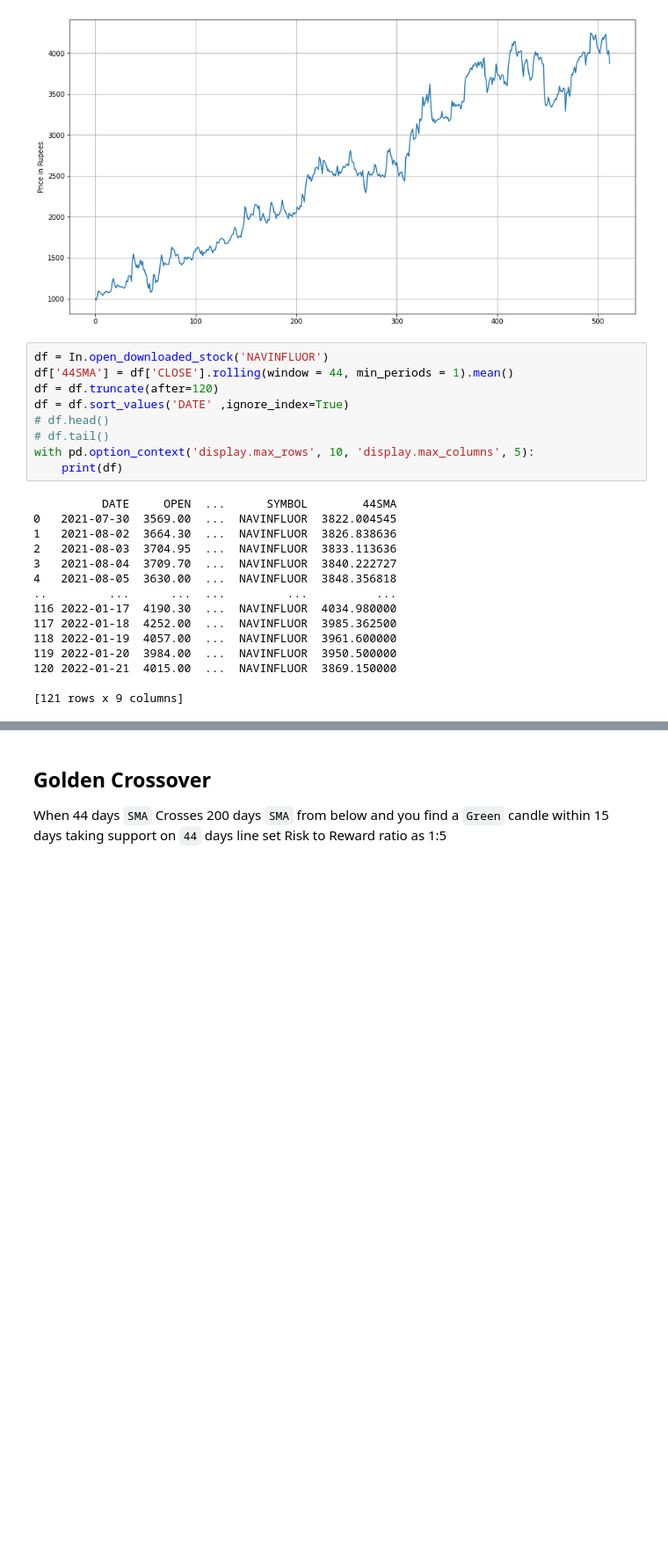
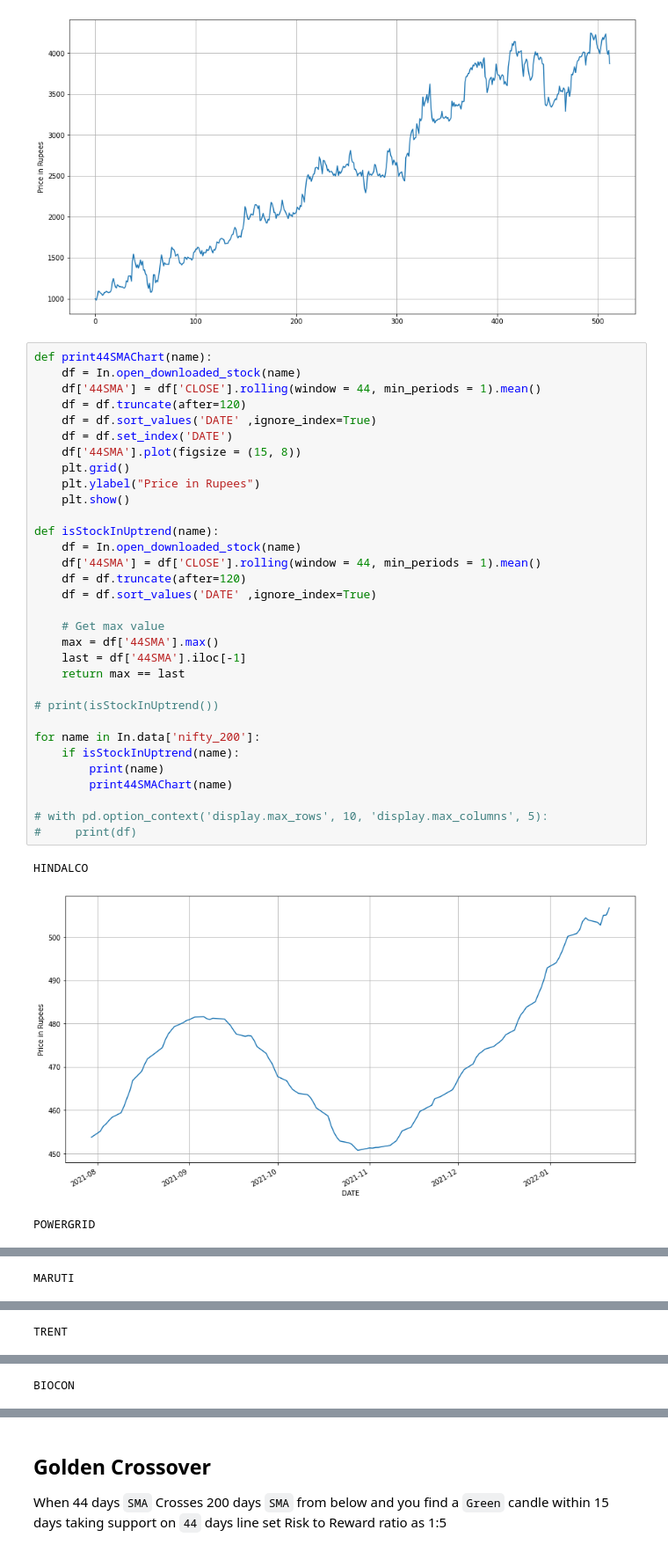
Before and after one commit to anabkhan/NSE-Stock-Scanner, a Jupyter notebook: Tutorial.ipynb, the cells around one changed output, grey strips where cells are left out. Shown at 88% size. Saved outputs shown, nothing was run; the diff lists cells and outputs as text; blank space fills up the shorter version.

```diff
--- a/Tutorial.ipynb
+++ b/Tutorial.ipynb
@@ -114,26 +114,38 @@ plt.show()
 # %% [output]
 [figure]
 # %%
-df = In.open_downloaded_stock('NAVINFLUOR')
-df['44SMA'] = df['CLOSE'].rolling(window = 44, min_periods = 1).mean()
-df = df.truncate(after=120)
-df = df.sort_values('DATE' ,ignore_index=True)
-# df.head()
-# df.tail()
-with pd.option_context('display.max_rows', 10, 'display.max_columns', 5):
-    print(df)
+def print44SMAChart(name):
+    df = In.open_downloaded_stock(name)
+    df['44SMA'] = df['CLOSE'].rolling(window = 44, min_periods = 1).mean()
+    df = df.truncate(after=120)
+    df = df.sort_values('DATE' ,ignore_index=True)
+    df = df.set_index('DATE')
+    df['44SMA'].plot(figsize = (15, 8))
+    plt.grid()
+    plt.ylabel("Price in Rupees")
+    plt.show()
+
+def isStockInUptrend(name):
+    df = In.open_downloaded_stock(name)
+    df['44SMA'] = df['CLOSE'].rolling(window = 44, min_periods = 1).mean()
+    df = df.truncate(after=120)
+    df = df.sort_values('DATE' ,ignore_index=True)
+
+    # Get max value
+    max = df['44SMA'].max()
+    last = df['44SMA'].iloc[-1]
+    return max == last
+
+# print(isStockInUptrend())
+
+for name in In.data['nifty_200']:
+    if isStockInUptrend(name):
+        print(name)
+        print44SMAChart(name)
+
+# with pd.option_context('display.max_rows', 10, 'display.max_columns', 5):
+#     print(df)
 # %% [output]
-          DATE     OPEN  ...      SYMBOL        44SMA
-0   2021-07-30  3569.00  ...  NAVINFLUOR  3822.004545
-1   2021-08-02  3664.30  ...  NAVINFLUOR  3826.838636
-2   2021-08-03  3704.95  ...  NAVINFLUOR  3833.113636
-3   2021-08-04  3709.70  ...  NAVINFLUOR  3840.222727
-4   2021-08-05  3630.00  ...  NAVINFLUOR  3848.356818
-..         ...      ...  ...         ...          ...
-116 2022-01-17  4190.30  ...  NAVINFLUOR  4034.980000
-117 2022-01-18  4252.00  ...  NAVINFLUOR  3985.362500
-118 2022-01-19  4057.00  ...  NAVINFLUOR  3961.600000
-119 2022-01-20  3984.00  ...  NAVINFLUOR  3950.500000
-120 2022-01-21  4015.00  ...  NAVINFLUOR  3869.150000
-
-[121 rows x 9 columns]
+HINDALCO
+[figure, added]
+POWERGRID
@@ -139,0 +153 @@ with pd.option_context('display.max_rows', 10, 'display.max_columns', 5):
+MARUTI
@@ -139,0 +155 @@ with pd.option_context('display.max_rows', 10, 'display.max_columns', 5):
+TRENT
@@ -139,0 +157 @@ with pd.option_context('display.max_rows', 10, 'display.max_columns', 5):
+BIOCON
```
Also changed, not shown: parts of 2 cells of this notebook.
